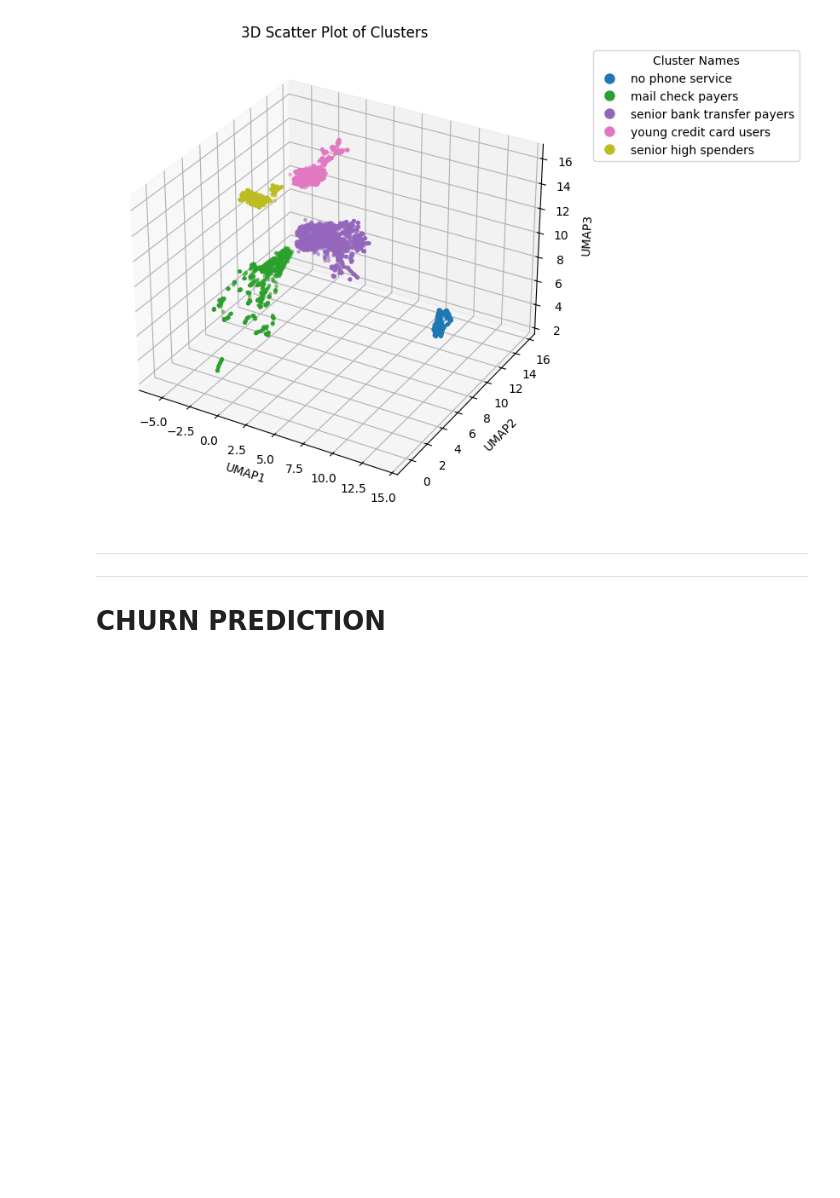
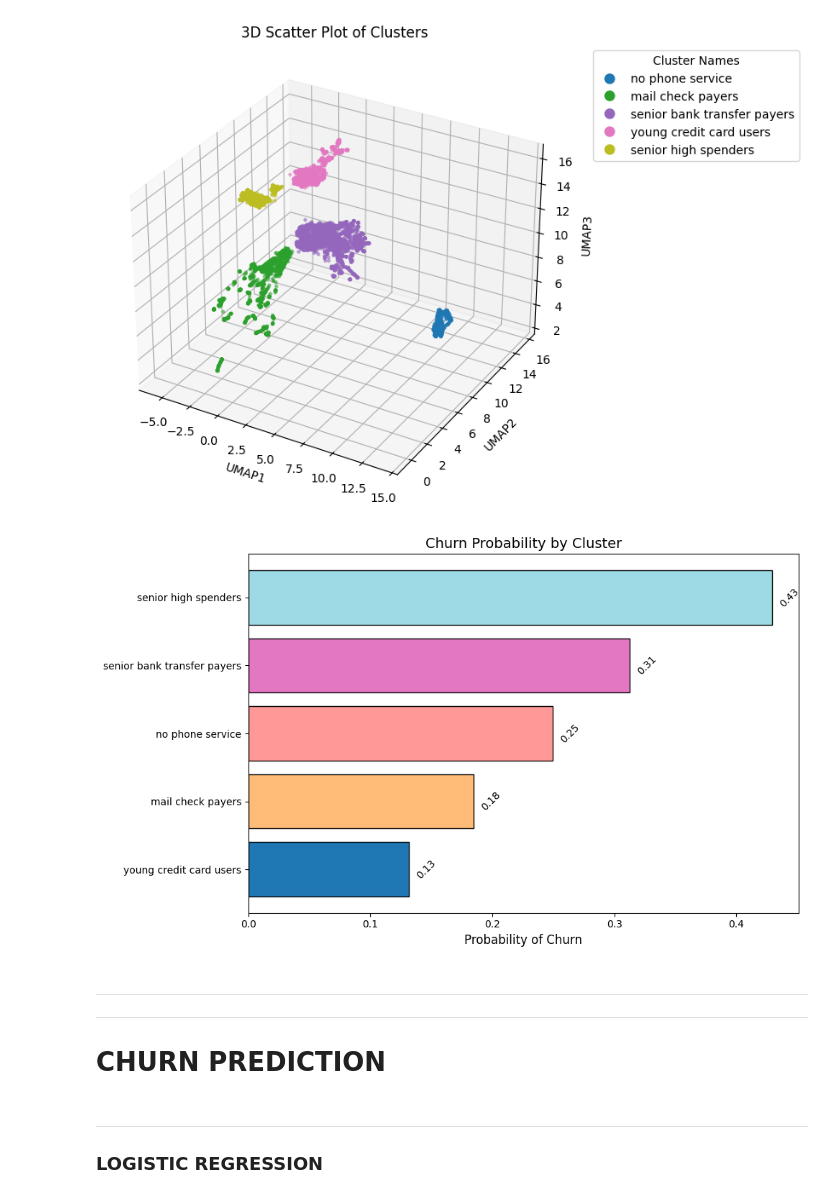
Before and after one commit to stefanofranzini/customer-analytics, a Jupyter notebook: 02-customer-churn-prediction/00_churn-analysis.ipynb, the cells around one changed output. Saved outputs shown, nothing was run; the diff lists cells and outputs as text; code cells hidden in the pictures; blank space fills up the shorter version.

Commit message:
feat: completed churn section

```diff
--- a/02-customer-churn-prediction/00_churn-analysis.ipynb
+++ b/02-customer-churn-prediction/00_churn-analysis.ipynb
@@ -300,6 +301,32 @@ plt.savefig('artifacts/imgs/clustering.png', transparent=True, bbox_inches='tigh
 plt.show()
 # %% [output]
 [figure]
+# %%
+cluster_churn_probabilities = features.groupby('cluster_name')['Churn'].mean()
+churn_prob_sorted = cluster_churn_probabilities.sort_values(ascending=True)
+
+norm = plt.Normalize(churn_prob_sorted.min(), churn_prob_sorted.max())
+colors = plt.cm.tab20(norm(churn_prob_sorted))  # Using the "viridis" colormap
+
+plt.figure(figsize=(10, 6))
+bars = plt.barh(churn_prob_sorted.index, churn_prob_sorted, color=colors, edgecolor='black')
+
+# Add values at the end of bars
+for bar, value in zip(bars, churn_prob_sorted):
+    plt.text(value + 0.005, bar.get_y() + bar.get_height() / 2,
+             f'{value:.2f}', va='center', fontsize=10, rotation=45)
+
+# Customizing the plot
+plt.xlabel('Probability of Churn', fontsize=12)
+plt.title('Churn Probability by Cluster', fontsize=14)
+plt.tight_layout()
+
+plt.savefig('artifacts/imgs/cluster_churn_probabilities.png', transparent=True)
+
+# Show the plot
+plt.show()
+# %% [output]
+[figure, added]
 # %% [markdown]
 ---
 ---
@@ -307,0 +340,4 @@ plt.show()
+# %% [markdown]
+---
+
+### LOGISTIC REGRESSION
```
Also changed, not shown: parts of 27 cells of this notebook, 10 other files.
